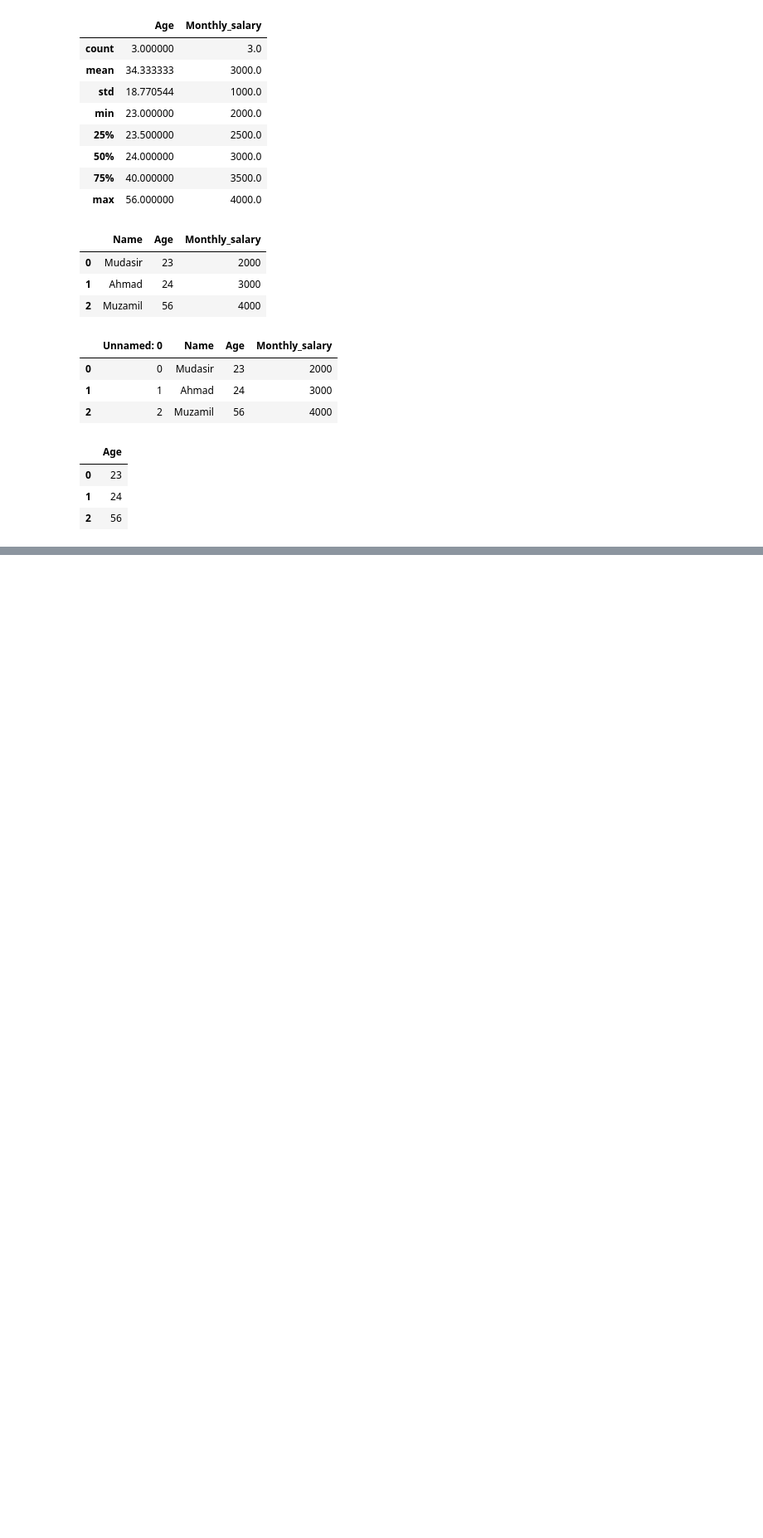
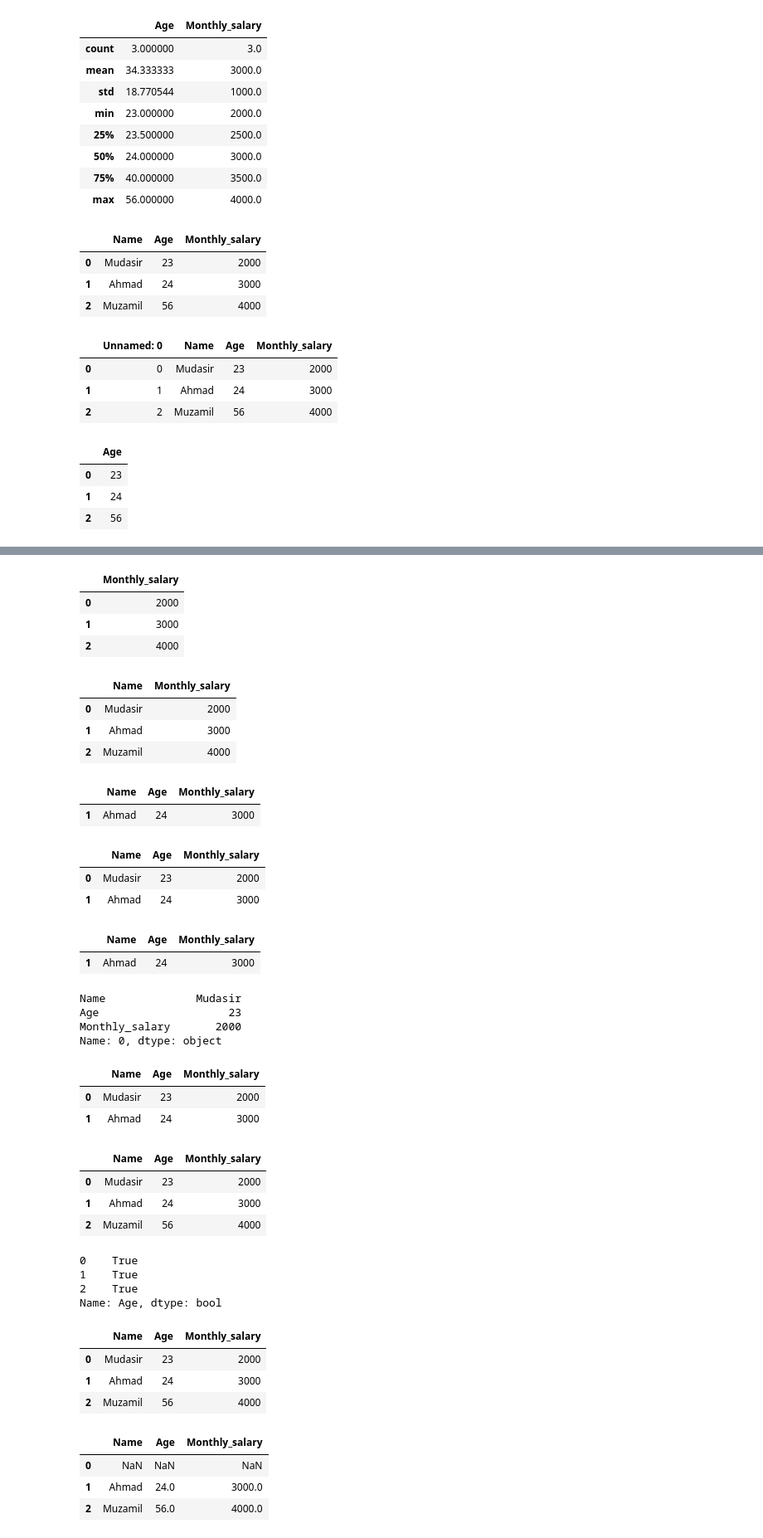
Before and after one commit to mudasiranberlin/python_teaching, a Jupyter notebook: Pandas/pandas.ipynb, the cells around one changed output, grey strips where cells are left out. Shown at 83% size. Saved outputs shown, nothing was run; the diff lists cells and outputs as text; code cells hidden in the pictures; blank space fills up the shorter version.

```diff
--- a/Pandas/pandas.ipynb
+++ b/Pandas/pandas.ipynb
@@ -170,0 +185,14 @@ df[['Age']]
+# %%
+df[['Monthly_salary']]
+# %% [output]
+|  | Monthly_salary |
+| 0 | 2000 |
+| 1 | 3000 |
+| 2 | 4000 |
+# %%
+df[['Name','Monthly_salary']]
+# %% [output]
+|  | Name | Monthly_salary |
+| 0 | Mudasir | 2000 |
+| 1 | Ahmad | 3000 |
+| 2 | Muzamil | 4000 |
@@ -170,0 +202,29 @@ df[['Age']]
+# %%
+df.loc[df.Name=='Ahmad']
+# %% [output]
+|  | Name | Age | Monthly_salary |
+| 1 | Ahmad | 24 | 3000 |
+# %%
+df.loc[0:1]
+# %% [output]
+|  | Name | Age | Monthly_salary |
+| 0 | Mudasir | 23 | 2000 |
+| 1 | Ahmad | 24 | 3000 |
+# %%
+df.loc[(df.Name=='Ahmad')&(df.Age>20)]
+# %% [output]
+|  | Name | Age | Monthly_salary |
+| 1 | Ahmad | 24 | 3000 |
+# %%
+df.iloc[0]
+# %% [output]
+Name              Mudasir
+Age                    23
+Monthly_salary       2000
+Name: 0, dtype: object
+# %%
+df.iloc[0:2]
+# %% [output]
+|  | Name | Age | Monthly_salary |
+| 0 | Mudasir | 23 | 2000 |
+| 1 | Ahmad | 24 | 3000 |
@@ -170,0 +235,28 @@ df[['Age']]
+# %%
+df
+# %% [output]
+|  | Name | Age | Monthly_salary |
+| 0 | Mudasir | 23 | 2000 |
+| 1 | Ahmad | 24 | 3000 |
+| 2 | Muzamil | 56 | 4000 |
+# %%
+df['Age']>20
+# %% [output]
+0    True
+1    True
+2    True
+Name: Age, dtype: bool
+# %%
+df[df['Age']>20]
+# %% [output]
+|  | Name | Age | Monthly_salary |
+| 0 | Mudasir | 23 | 2000 |
+| 1 | Ahmad | 24 | 3000 |
+| 2 | Muzamil | 56 | 4000 |
+# %%
+df.where(df['Age']>23)
+# %% [output]
+|  | Name | Age | Monthly_salary |
+| 0 | NaN | NaN | NaN |
+| 1 | Ahmad | 24.0 | 3000.0 |
+| 2 | Muzamil | 56.0 | 4000.0 |
```
Also changed, not shown: parts of 6 cells of this notebook, 3 other files.
